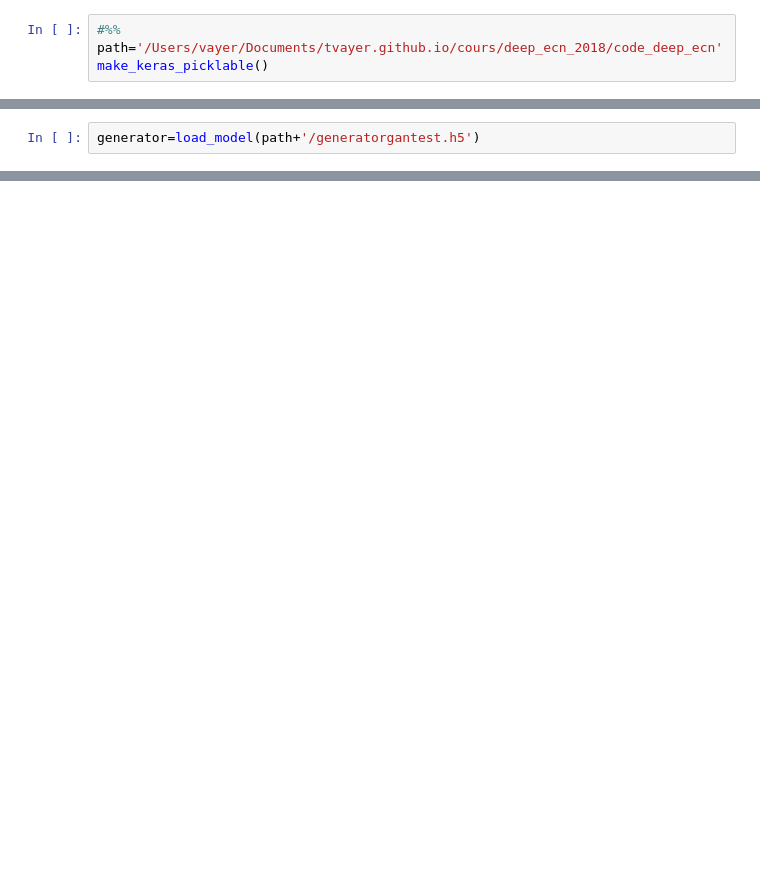
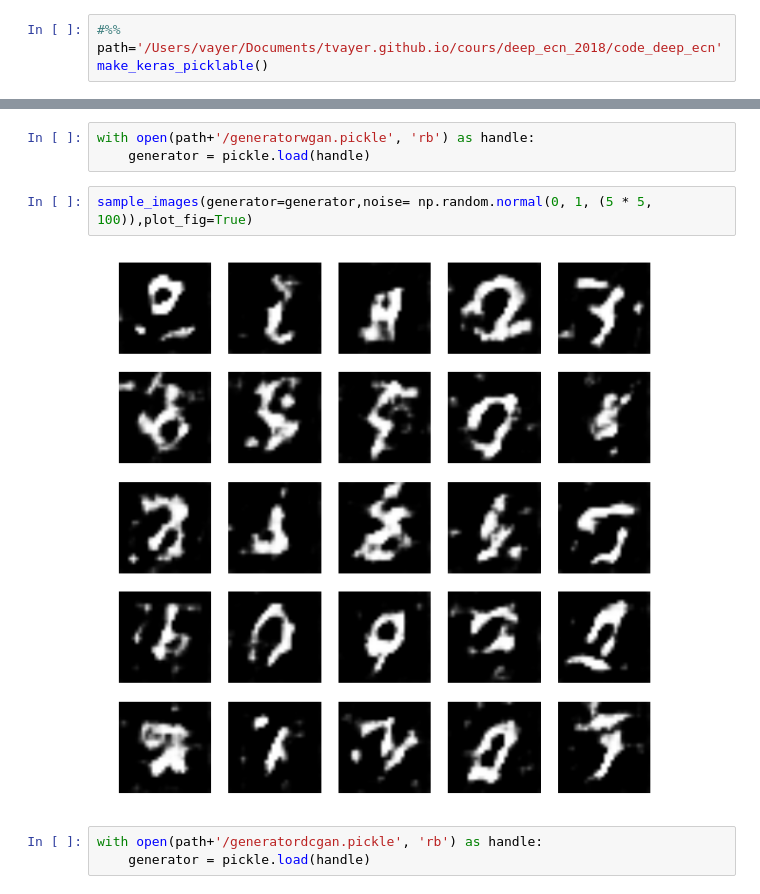
Before and after one commit to tvayer/tvayer.github.io, a Jupyter notebook: cours/deep_ecn_2018/code_deep_ecn/plot_gans.ipynb, the cells around one changed output, grey strips where cells are left out. Cells and saved outputs as stored; diff of their text form; blank space fills up the shorter version.

```diff
--- a/cours/deep_ecn_2018/code_deep_ecn/plot_gans.ipynb
+++ b/cours/deep_ecn_2018/code_deep_ecn/plot_gans.ipynb
@@ -22,2 +25,0 @@ from keras.models import load_model
-# %%
-generator=load_model(path+'/generatorgantest.h5')
@@ -30,0 +31,10 @@ NameError: name 'generator' is not defined
+# %%
+with open(path+'/generatorwgan.pickle', 'rb') as handle:
+    generator = pickle.load(handle)
+# %%
+sample_images(generator=generator,noise= np.random.normal(0, 1, (5 * 5, 100)),plot_fig=True)
+# %% [output]
+[figure, added]
+# %%
+with open(path+'/generatordcgan.pickle', 'rb') as handle:
+    generator = pickle.load(handle)
```
Also changed, not shown: parts of 8 cells of this notebook, 26 other files.
